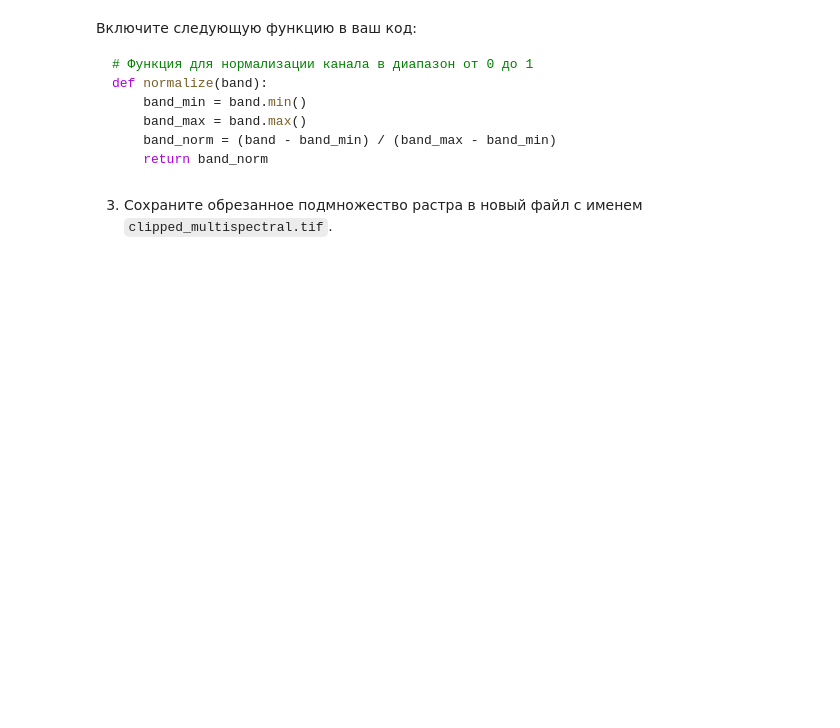
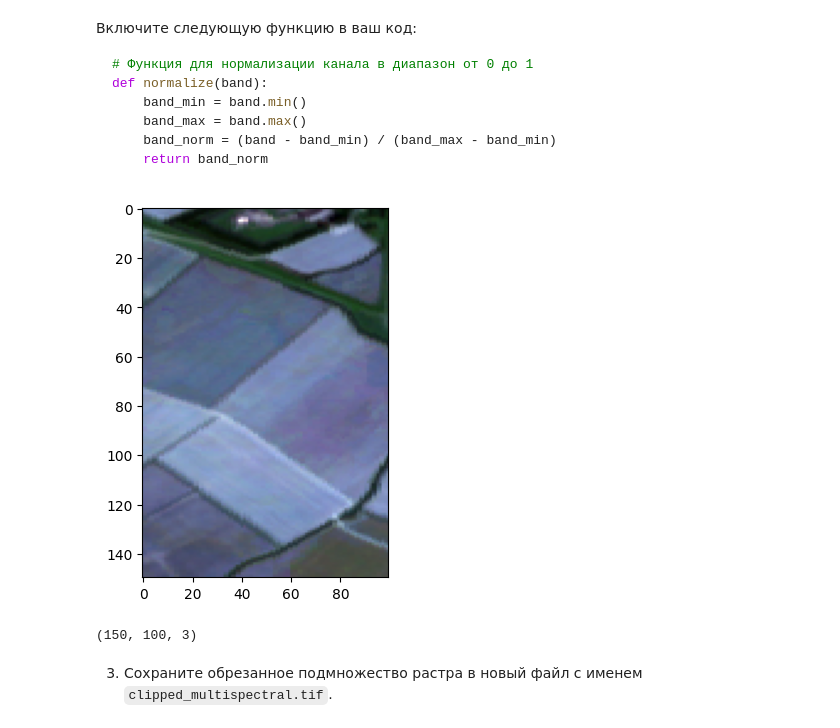
Before and after one commit to ilyak0n/image_processing, a Jupyter notebook: Практическая_работа_№4._Работа_с_растровыми_данными_в_Rasterio.ipynb, the cells around one changed output. Cells and saved outputs as stored; diff of their text form; code cells hidden in the pictures; blank space fills up the shorter version.

```diff
--- a/Практическая_работа_№4._Работа_с_растровыми_данными_в_Rasterio.ipynb
+++ b/Практическая_работа_№4._Работа_с_растровыми_данными_в_Rasterio.ipynb
@@ -136,3 +136,13 @@ plt.show()
 ### **Задание 3. Обрезка растра с использованием индексации массива**
 # %% [markdown]
 1. Откройте мультиспектральное изображение и обрежьте его с использованием спискового среза (указав диапазоны строк и столбцов).
+# %%
+landsat_path = ("https://github.com/opengeos/datasets/releases/download/raster/cog.tif")
+
+src = rasterio.open(landsat_path)
+
+data = src.read()
+
+subset = data[:, 50:200, 50:150]
+
+subset.shape
@@ -160,2 +171,21 @@ def normalize(band):
+# %%
+def normalize(band):
+    band_min = band.min()
+    band_max = band.max()
+    band_norm = (band - band_min) / (band_max - band_min)
+    return band_norm
+
+b = normalize(subset[0])
+g = normalize(subset[1])
+r = normalize(subset[2])
+
+rgb_subset = np.dstack((r, g, b))
+
+plt.imshow(rgb_subset)
+plt.show()
+rgb_subset.shape
+# %% [output]
+[figure, added]
+(150, 100, 3)
 # %% [markdown]
 3. Сохраните обрезанное подмножество растра в новый файл с именем `clipped_multispectral.tif`.
```
Also changed, not shown: parts of 20 cells of this notebook.
